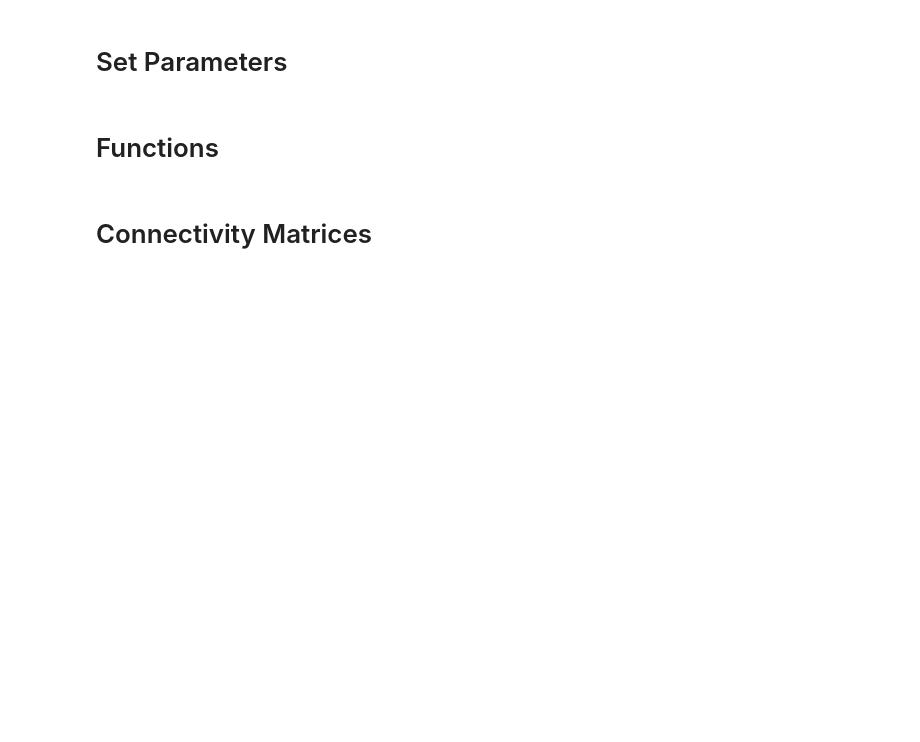
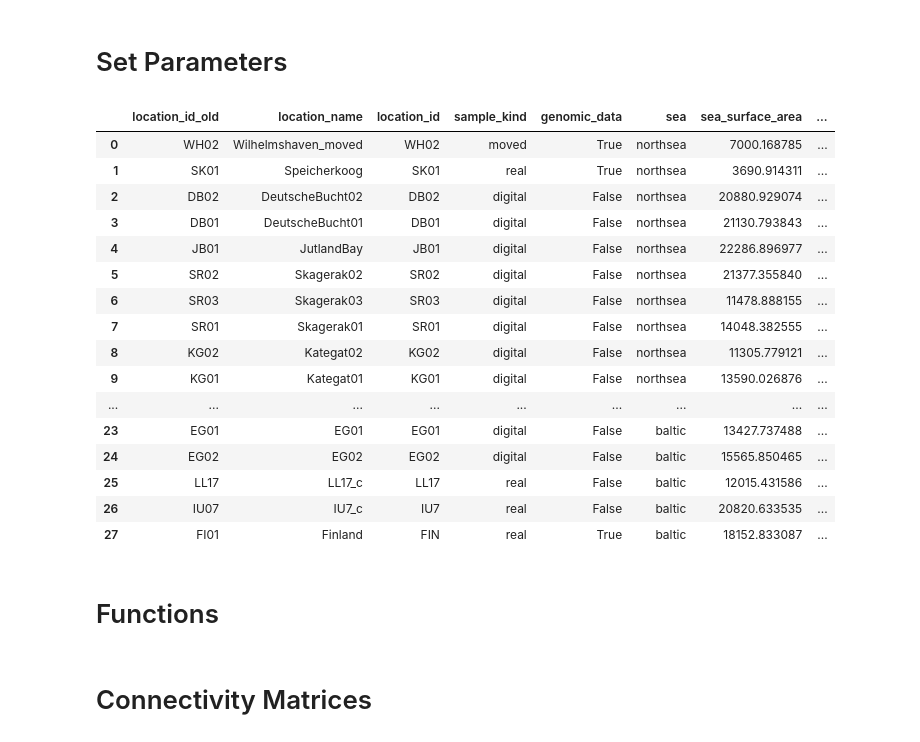
Before and after one commit to geomar-od-lagrange/2025_copepods, a Jupyter notebook: notebooks/connectivity_matrix_generation.ipynb, the cells around one changed output. Cells and saved outputs as stored; diff of their text form; code cells hidden in the pictures; blank space fills up the shorter version.

```diff
--- a/notebooks/connectivity_matrix_generation.ipynb
+++ b/notebooks/connectivity_matrix_generation.ipynb
@@ -22,11 +22,32 @@ warnings.simplefilter('ignore')
 # %%
 # Paths
 project_folder_path = Path('/gxfs_work/geomar/smomw597/2025_copepods/')
-sample_points_file_path = project_folder_path / 'output/sample_points/sample_points_moved.geojson'
-connectivity_matrix_folder_path = project_folder_path / 'output/VoronoiConnectivity/'
+sample_points_file_path = project_folder_path \
+    / 'output/sample_points_valid_count.geojson'
+connectivity_matrix_folder_path = project_folder_path \
+    / 'output/VoronoiConnectivity/'
 figure_output_path = project_folder_path / 'Figures/connectivity_matrices/'
 # %%
 # Load the sample points
 sample_points = gpd.read_file(sample_points_file_path)
 sample_ids = sample_points.location_id
+sample_points
+# %% [output]
+|  | location_id_old | location_name | location_id | sample_kind | genomic_data | sea | sea_surface_area | ... |
+| 0 | WH02 | Wilhelmshaven_moved | WH02 | moved | True | northsea | 7000.168785 | ... |
+| 1 | SK01 | Speicherkoog | SK01 | real | True | northsea | 3690.914311 | ... |
+| 2 | DB02 | DeutscheBucht02 | DB02 | digital | False | northsea | 20880.929074 | ... |
+| 3 | DB01 | DeutscheBucht01 | DB01 | digital | False | northsea | 21130.793843 | ... |
+| 4 | JB01 | JutlandBay | JB01 | digital | False | northsea | 22286.896977 | ... |
+| 5 | SR02 | Skagerak02 | SR02 | digital | False | northsea | 21377.355840 | ... |
+| 6 | SR03 | Skagerak03 | SR03 | digital | False | northsea | 11478.888155 | ... |
+| 7 | SR01 | Skagerak01 | SR01 | digital | False | northsea | 14048.382555 | ... |
+| 8 | KG02 | Kategat02 | KG02 | digital | False | northsea | 11305.779121 | ... |
+| 9 | KG01 | Kategat01 | KG01 | digital | False | northsea | 13590.026876 | ... |
+| ... | ... | ... | ... | ... | ... | ... | ... | ... |
+| 23 | EG01 | EG01 | EG01 | digital | False | baltic | 13427.737488 | ... |
+| 24 | EG02 | EG02 | EG02 | digital | False | baltic | 15565.850465 | ... |
+| 25 | LL17 | LL17_c | LL17 | real | False | baltic | 12015.431586 | ... |
+| 26 | IU07 | IU7_c | IU7 | real | False | baltic | 20820.633535 | ... |
+| 27 | FI01 | Finland | FIN | real | True | baltic | 18152.833087 | ... |
 # %%
```
Also changed, not shown: parts of 33 cells of this notebook, 5 other files.
